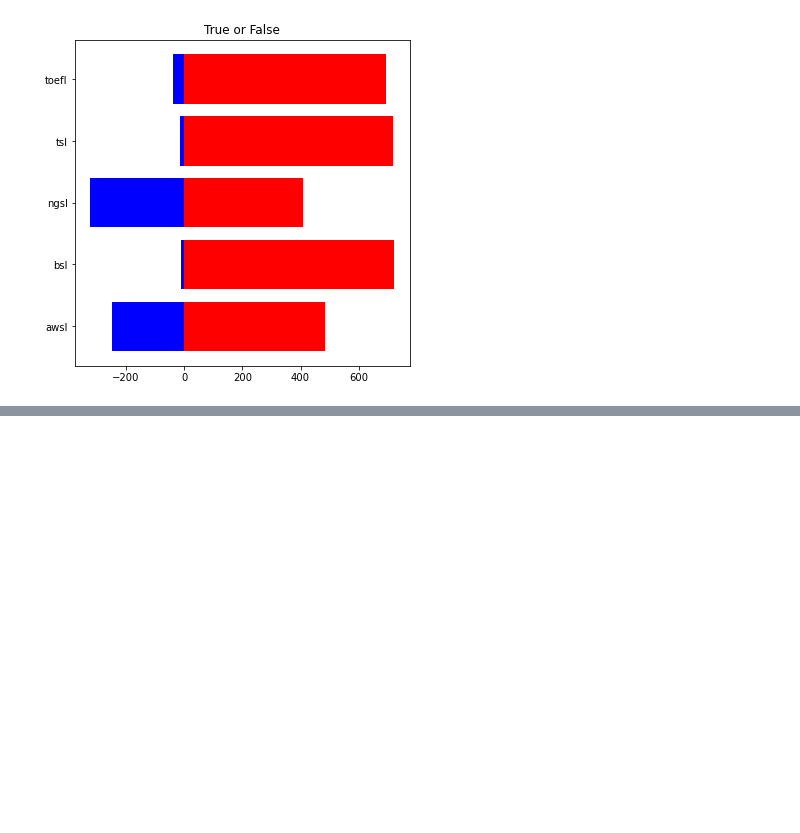
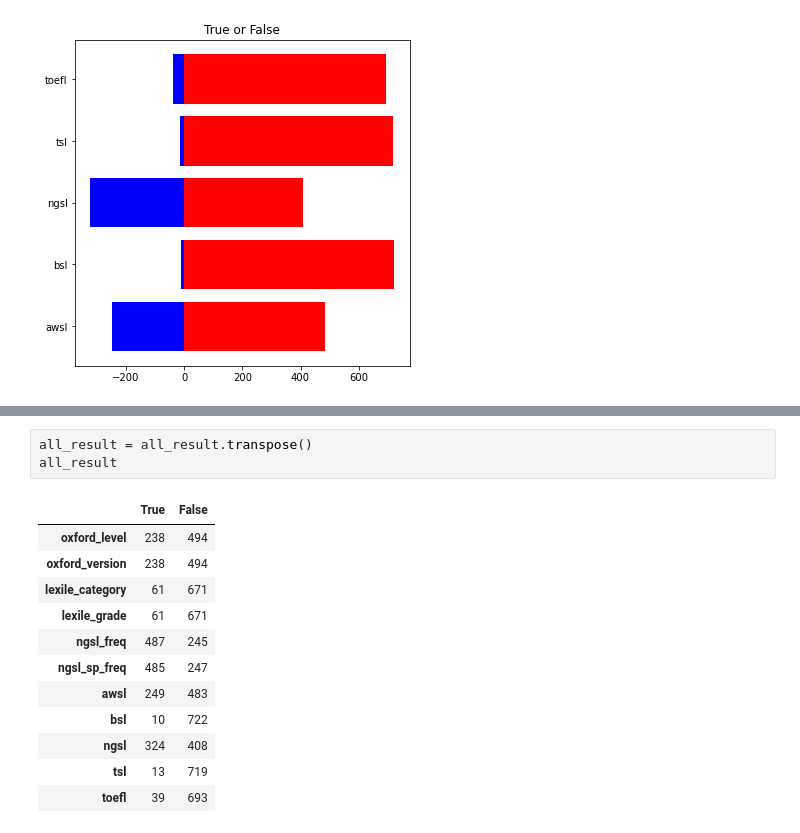
Before and after one commit to yuliepie/netflixschool, a Jupyter notebook: data_preprocessing/ipynb/relation_word_and_script.ipynb, the cells around one changed output, grey strips where cells are left out. Drawn from its saved outputs; the diff is of its cells as text; blank space fills up the shorter version.

```diff
--- a/data_preprocessing/ipynb/relation_word_and_script.ipynb
+++ b/data_preprocessing/ipynb/relation_word_and_script.ipynb
@@ -242,0 +278,16 @@ plt.show()
+# %%
+all_result = all_result.transpose()
+all_result
+# %% [output]
+|  | True | False |
+| oxford_level | 238 | 494 |
+| oxford_version | 238 | 494 |
+| lexile_category | 61 | 671 |
+| lexile_grade | 61 | 671 |
+| ngsl_freq | 487 | 245 |
+| ngsl_sp_freq | 485 | 247 |
+| awsl | 249 | 483 |
+| bsl | 10 | 722 |
+| ngsl | 324 | 408 |
+| tsl | 13 | 719 |
+| toefl | 39 | 693 |
```
Also changed, not shown: parts of 5 cells of this notebook.
